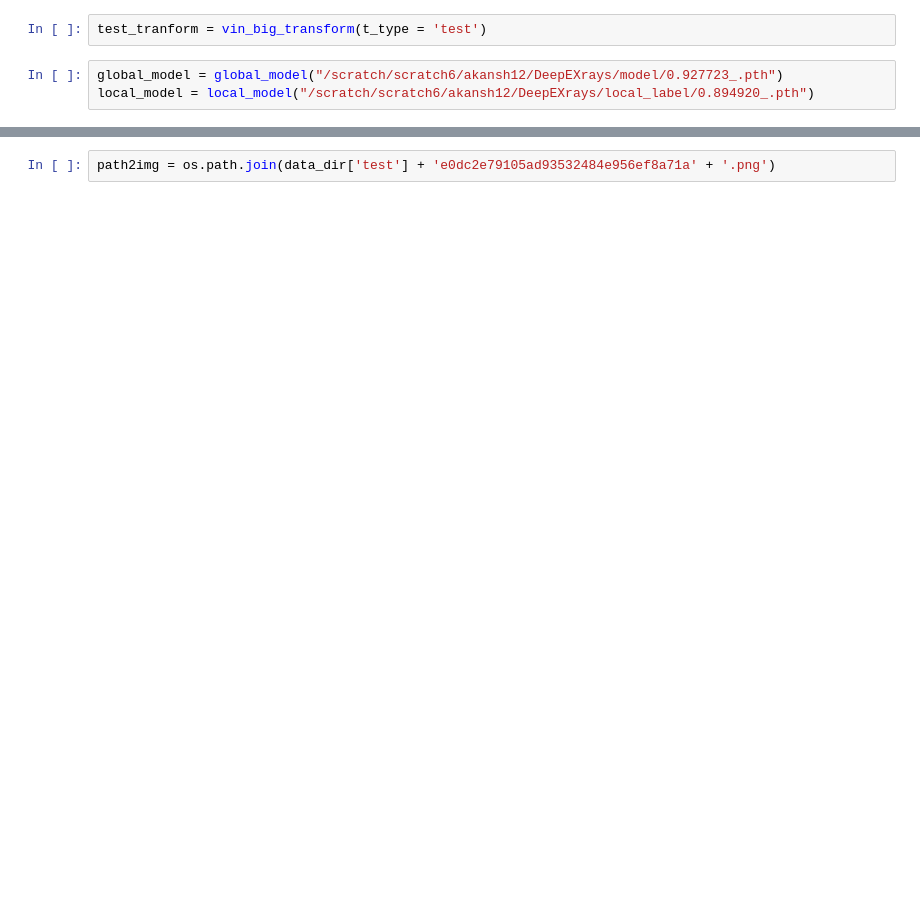
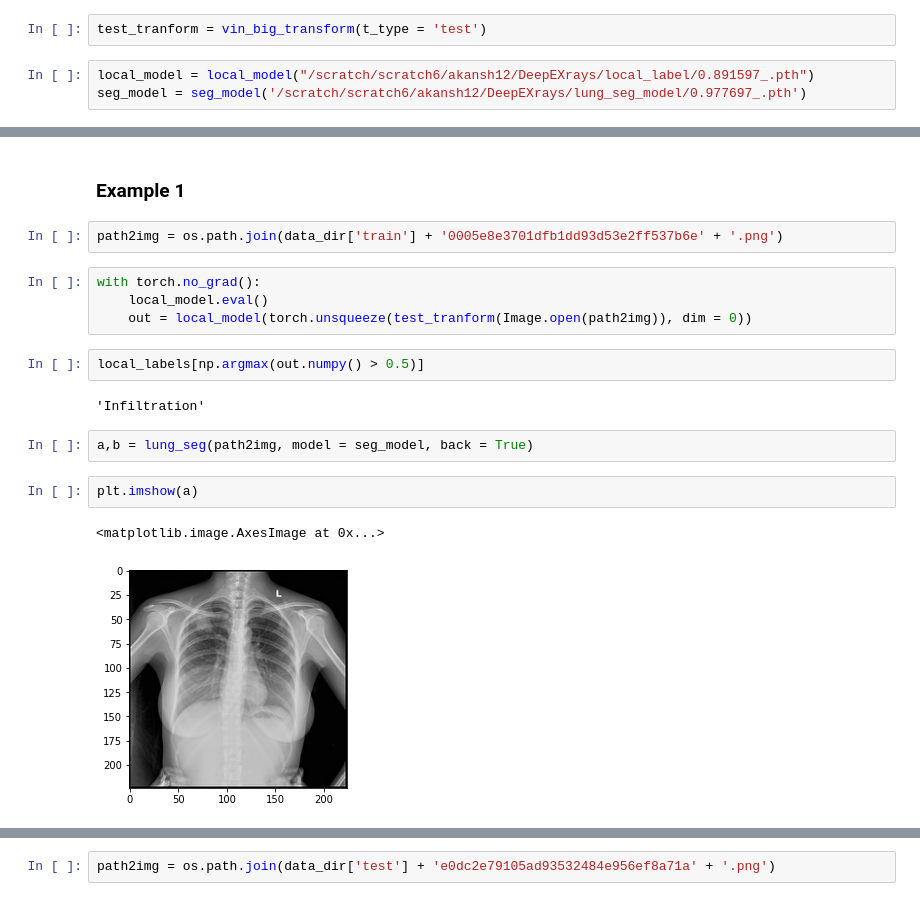
Before and after one commit to akansh12/Vin-ChestXR-Abnormality-detection, a Jupyter notebook: Notebooks/inference.ipynb, the cells around one changed output, grey strips where cells are left out. Cells and saved outputs as stored; diff of their text form; blank space fills up the shorter version.

```diff
--- a/Notebooks/inference.ipynb
+++ b/Notebooks/inference.ipynb
@@ -33,5 +62,5 @@ rnd_img = np.random.choice(os.listdir(data_dir['test']), size = 4)
 # %%
 test_tranform = vin_big_transform(t_type = 'test')
 # %%
-global_model = global_model("/scratch/scratch6/akansh12/DeepEXrays/model/0.927723_.pth")
-local_model = local_model("/scratch/scratch6/akansh12/DeepEXrays/local_label/0.894920_.pth")
+local_model = local_model("/scratch/scratch6/akansh12/DeepEXrays/local_label/0.891597_.pth")
+seg_model = seg_model('/scratch/scratch6/akansh12/DeepEXrays/lung_seg_model/0.977697_.pth')
@@ -37,0 +87,19 @@ local_model = local_model("/scratch/scratch6/akansh12/DeepEXrays/local_label/0.8
+# %% [markdown]
+### Example 1
+# %%
+path2img = os.path.join(data_dir['train'] + '0005e8e3701dfb1dd93d53e2ff537b6e' + '.png')
+# %%
+with torch.no_grad():
+    local_model.eval()
+    out = local_model(torch.unsqueeze(test_tranform(Image.open(path2img)), dim = 0))
+# %%
+local_labels[np.argmax(out.numpy() > 0.5)]
+# %% [output]
+'Infiltration'
+# %%
+a,b = lung_seg(path2img, model = seg_model, back = True)
+# %%
+plt.imshow(a)
+# %% [output]
+<matplotlib.image.AxesImage at 0x...>
+[figure, added]
```
Also changed, not shown: parts of 39 cells of this notebook, 4 other files.
